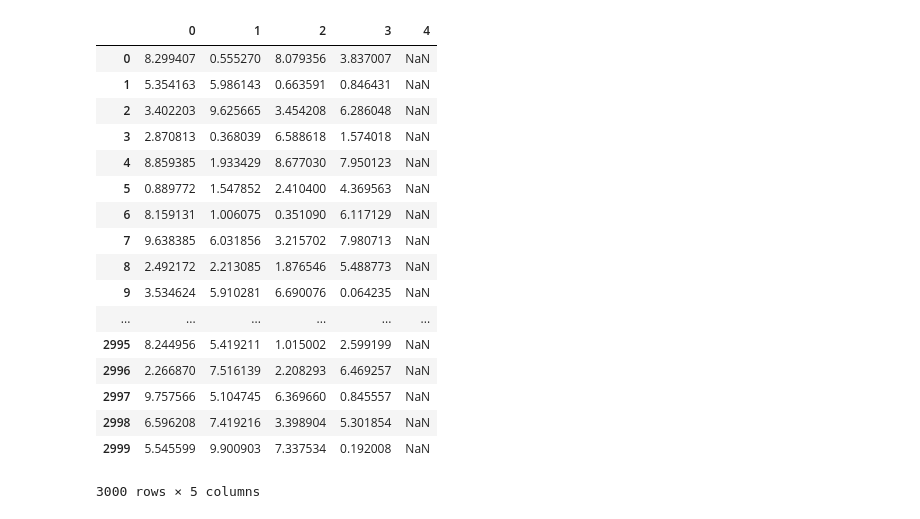
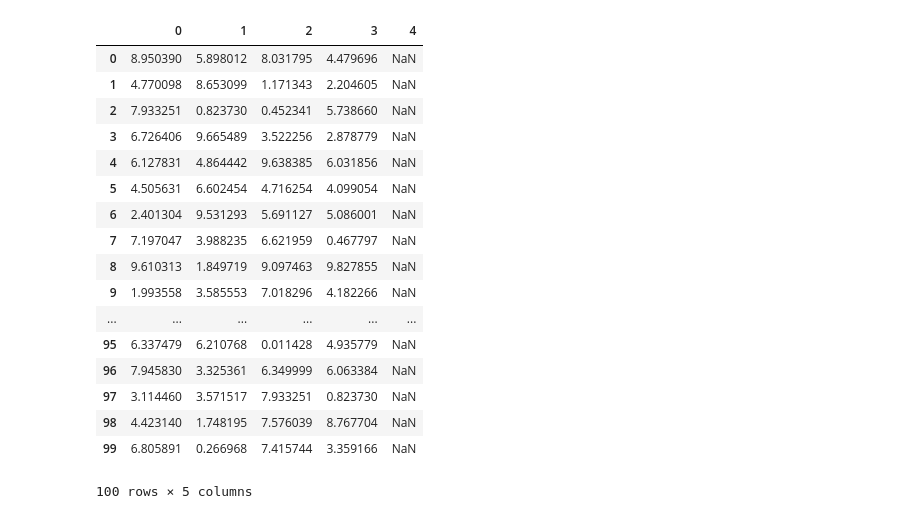
Before and after one commit to NUCAR-DEV/Hetero-Mark, a Jupyter notebook: tools/fdeb/vis.ipynb, the cells around one changed output. Drawn from its saved outputs; the diff is of its cells as text; code cells hidden in the pictures.

Commit message:
fdeb collaborative

```diff
--- a/tools/fdeb/vis.ipynb
+++ b/tools/fdeb/vis.ipynb
@@ -28,25 +28,25 @@ data = pd.read_csv('/home/yifan/dev/src/gitlab.com/NUCAR-DEV/Hetero-Mark/build/s
 # %%
-data_in = pd.read_csv('/home/yifan/dev/src/gitlab.com/NUCAR-DEV/Hetero-Mark/data/fdeb/1000x3000.csv', header=None);data_in
+data_in = pd.read_csv('/home/yifan/dev/src/gitlab.com/NUCAR-DEV/Hetero-Mark/tools/fdeb/100x100.csv', header=None);data_in
 # data_in = pd.read_csv('/home/yifan/dev/src/gitlab.com/NUCAR-DEV/Hetero-Mark/build/src/fdeb/hc/out_cpu.data', header=None);data_in
 # %% [output]
 |  | 0 | 1 | 2 | 3 | 4 |
-| 0 | 8.299407 | 0.555270 | 8.079356 | 3.837007 | NaN |
-| 1 | 5.354163 | 5.986143 | 0.663591 | 0.846431 | NaN |
-| 2 | 3.402203 | 9.625665 | 3.454208 | 6.286048 | NaN |
-| 3 | 2.870813 | 0.368039 | 6.588618 | 1.574018 | NaN |
-| 4 | 8.859385 | 1.933429 | 8.677030 | 7.950123 | NaN |
-| 5 | 0.889772 | 1.547852 | 2.410400 | 4.369563 | NaN |
-| 6 | 8.159131 | 1.006075 | 0.351090 | 6.117129 | NaN |
-| 7 | 9.638385 | 6.031856 | 3.215702 | 7.980713 | NaN |
-| 8 | 2.492172 | 2.213085 | 1.876546 | 5.488773 | NaN |
-| 9 | 3.534624 | 5.910281 | 6.690076 | 0.064235 | NaN |
+| 0 | 8.950390 | 5.898012 | 8.031795 | 4.479696 | NaN |
+| 1 | 4.770098 | 8.653099 | 1.171343 | 2.204605 | NaN |
+| 2 | 7.933251 | 0.823730 | 0.452341 | 5.738660 | NaN |
+| 3 | 6.726406 | 9.665489 | 3.522256 | 2.878779 | NaN |
+| 4 | 6.127831 | 4.864442 | 9.638385 | 6.031856 | NaN |
+| 5 | 4.505631 | 6.602454 | 4.716254 | 4.099054 | NaN |
+| 6 | 2.401304 | 9.531293 | 5.691127 | 5.086001 | NaN |
+| 7 | 7.197047 | 3.988235 | 6.621959 | 0.467797 | NaN |
+| 8 | 9.610313 | 1.849719 | 9.097463 | 9.827855 | NaN |
+| 9 | 1.993558 | 3.585553 | 7.018296 | 4.182266 | NaN |
 | ... | ... | ... | ... | ... | ... |
-| 2995 | 8.244956 | 5.419211 | 1.015002 | 2.599199 | NaN |
-| 2996 | 2.266870 | 7.516139 | 2.208293 | 6.469257 | NaN |
-| 2997 | 9.757566 | 5.104745 | 6.369660 | 0.845557 | NaN |
-| 2998 | 6.596208 | 7.419216 | 3.398904 | 5.301854 | NaN |
-| 2999 | 5.545599 | 9.900903 | 7.337534 | 0.192008 | NaN |
+| 95 | 6.337479 | 6.210768 | 0.011428 | 4.935779 | NaN |
+| 96 | 7.945830 | 3.325361 | 6.349999 | 6.063384 | NaN |
+| 97 | 3.114460 | 3.571517 | 7.933251 | 0.823730 | NaN |
+| 98 | 4.423140 | 1.748195 | 7.576039 | 8.767704 | NaN |
+| 99 | 6.805891 | 0.266968 | 7.415744 | 3.359166 | NaN |
-3000 rows × 5 columns
+100 rows × 5 columns
 # %%
 lines = []
 def iterate_row(data):
```
Also changed, not shown: parts of 2 cells of this notebook, 4 other files.
